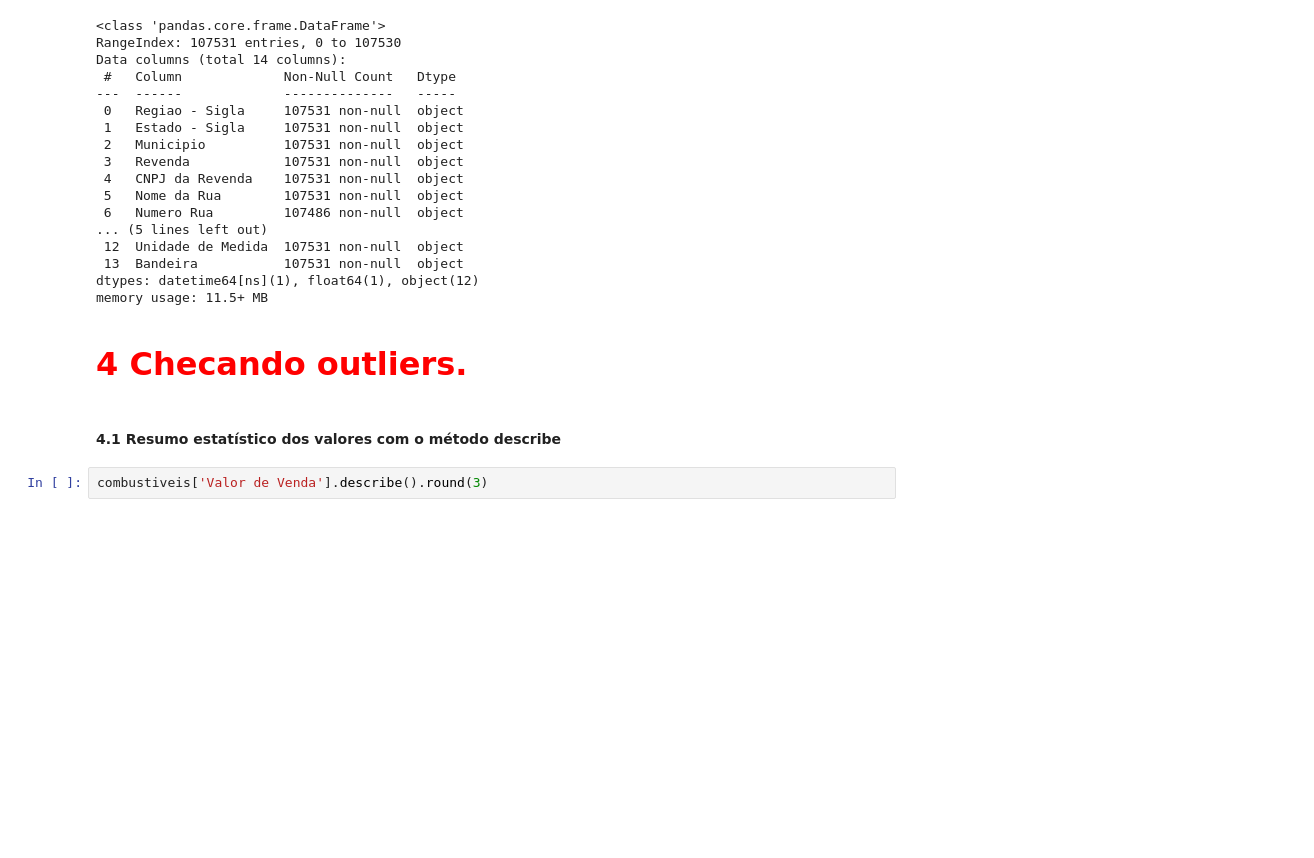
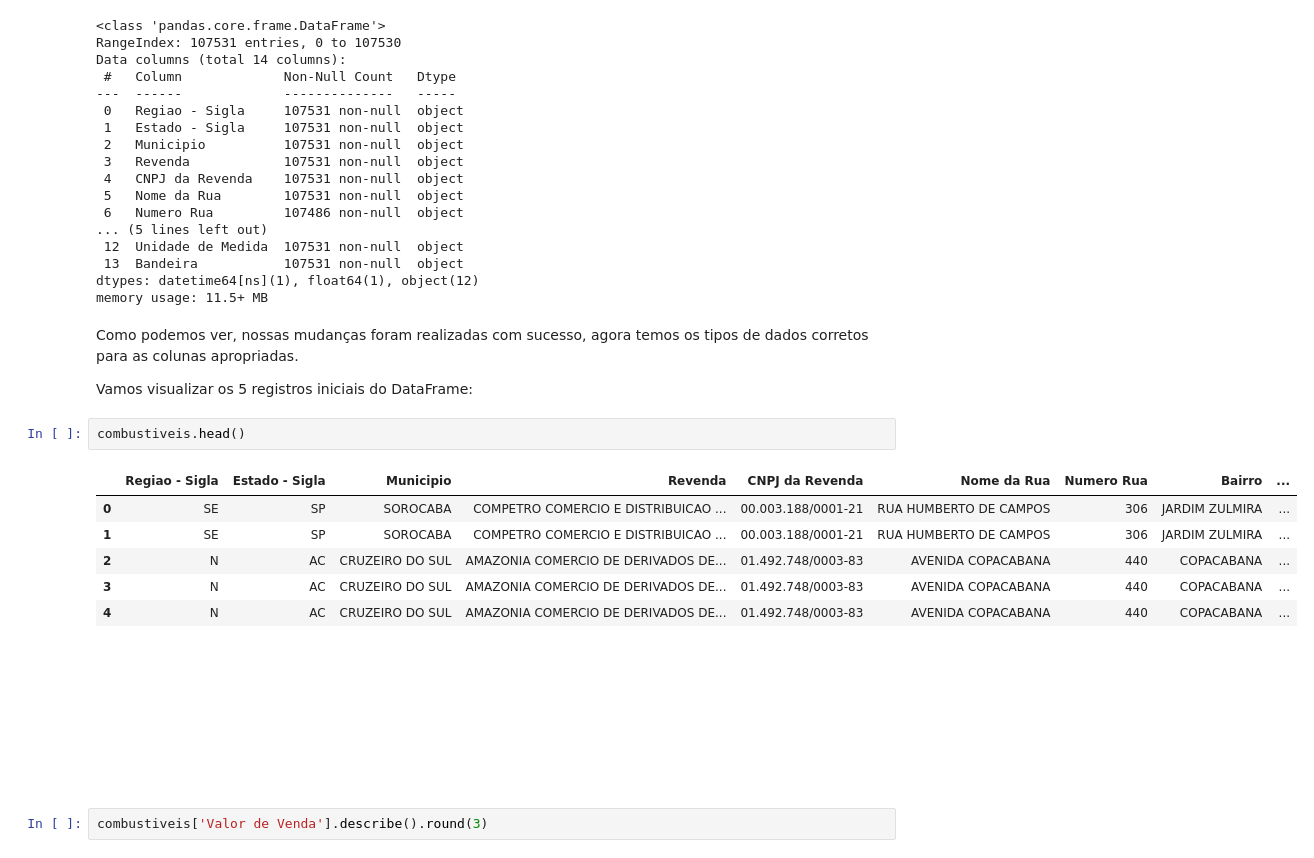
Before and after one commit to gideoni-santos/projeto-squad5-m4, a Jupyter notebook: Analise_combustiveis.ipynb, the cells around one changed output. Cells and saved outputs as stored; diff of their text form; blank space fills up the shorter version.

```diff
--- a/Analise_combustiveis.ipynb
+++ b/Analise_combustiveis.ipynb
@@ -100,10 +119,23 @@ Data columns (total 14 columns):
  13  Bandeira           107531 non-null  object
 dtypes: datetime64[ns](1), float64(1), object(12)
 memory usage: 11.5+ MB
+# %% [markdown]
+Como podemos ver, nossas mudanças foram realizadas com sucesso, agora temos os tipos de dados corretos para as colunas apropriadas.
+
+Vamos visualizar os 5 registros iniciais do DataFrame:
+# %%
+combustiveis.head()
+# %% [output]
+|  | Regiao - Sigla | Estado - Sigla | Municipio | Revenda | CNPJ da Revenda | Nome da Rua | Numero Rua | Bairro | ... |
+| 0 | SE | SP | SOROCABA | COMPETRO COMERCIO E DISTRIBUICAO ... | 00.003.188/0001-21 | RUA HUMBERTO DE CAMPOS | 306 | JARDIM ZULMIRA | ... |
+| 1 | SE | SP | SOROCABA | COMPETRO COMERCIO E DISTRIBUICAO ... | 00.003.188/0001-21 | RUA HUMBERTO DE CAMPOS | 306 | JARDIM ZULMIRA | ... |
+| 2 | N | AC | CRUZEIRO DO SUL | AMAZONIA COMERCIO DE DERIVADOS DE... | 01.492.748/0003-83 | AVENIDA COPACABANA | 440 | COPACABANA | ... |
+| 3 | N | AC | CRUZEIRO DO SUL | AMAZONIA COMERCIO DE DERIVADOS DE... | 01.492.748/0003-83 | AVENIDA COPACABANA | 440 | COPACABANA | ... |
+| 4 | N | AC | CRUZEIRO DO SUL | AMAZONIA COMERCIO DE DERIVADOS DE... | 01.492.748/0003-83 | AVENIDA COPACABANA | 440 | COPACABANA | ... |
 # %% [markdown]
-## <font color ='red' size=6>4 Checando outliers.</font>
+### **<font color ='white' size=5>3.3 Checando outliers.</font>**
 # %% [markdown]
-  #### 4.1 Resumo estatístico dos valores com o método describe
+#### <font color ='white' size=5>**3.3.1 Resumo estatístico dos valores com o método describe**</font>
 # %%
 combustiveis['Valor de Venda'].describe().round(3)
 # %% [output]
```
Also changed, not shown: parts of 63 cells of this notebook.
